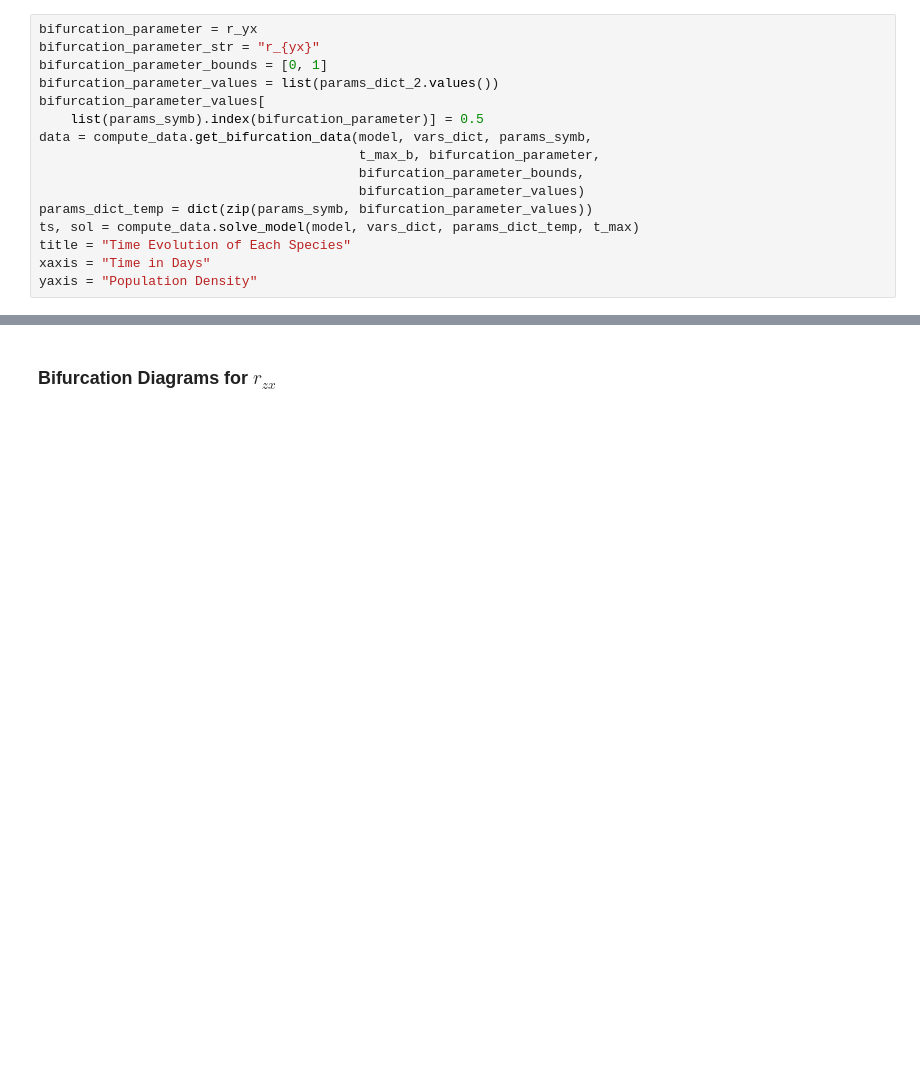
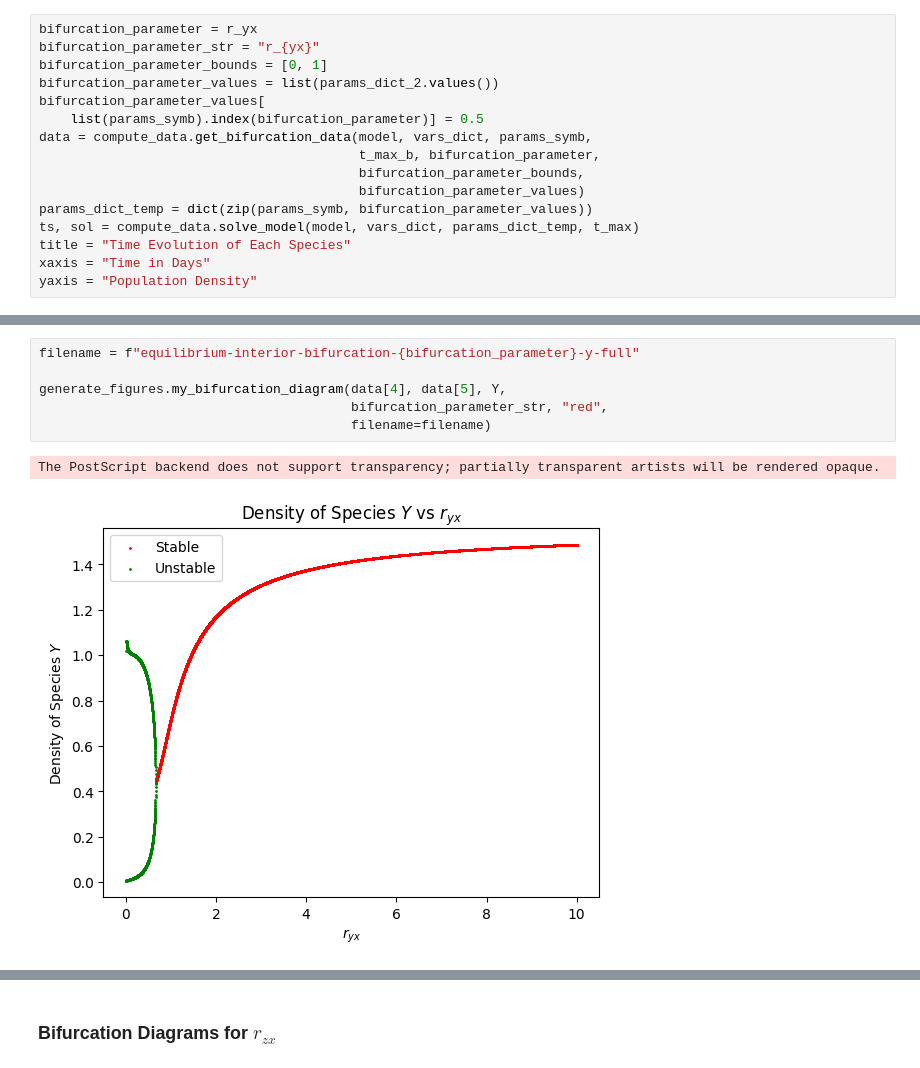
Before and after one commit to rkp1503/Complex-Dynamics-of-a-Three-Species-Ecosystem, a Jupyter notebook: code_python/main.ipynb, the cells around one changed output, grey strips where cells are left out. Drawn from its saved outputs; the diff is of its cells as text; blank space fills up the shorter version.

```diff
--- a/code_python/main.ipynb
+++ b/code_python/main.ipynb
@@ -458,0 +486,9 @@ generate_figures.my_bifurcation_diagram(data[7], data[8], Z,
+# %%
+filename = f"equilibrium-interior-bifurcation-{bifurcation_parameter}-y-full"
+
+generate_figures.my_bifurcation_diagram(data[4], data[5], Y,
+                                        bifurcation_parameter_str, "red",
+                                        filename=filename)
+# %% [output]
+The PostScript backend does not support transparency; partially transparent artists will be rendered opaque.
+[figure, added]
```
Also changed, not shown: parts of 79 cells of this notebook.
